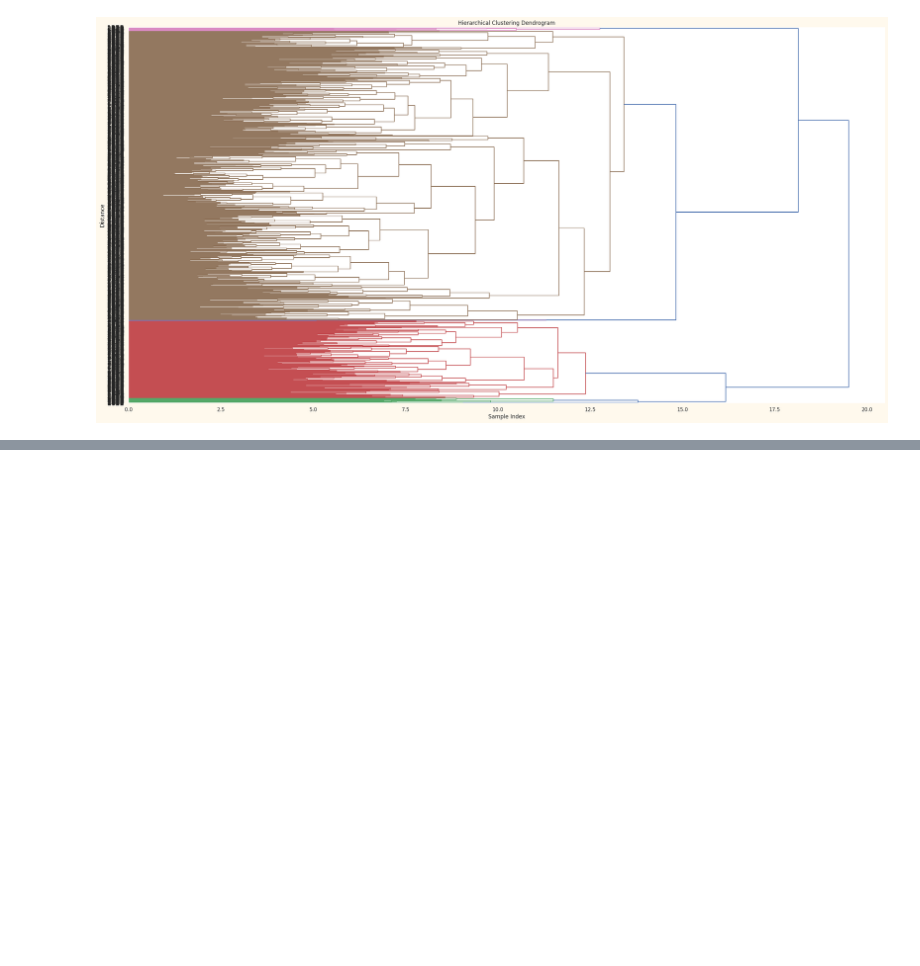
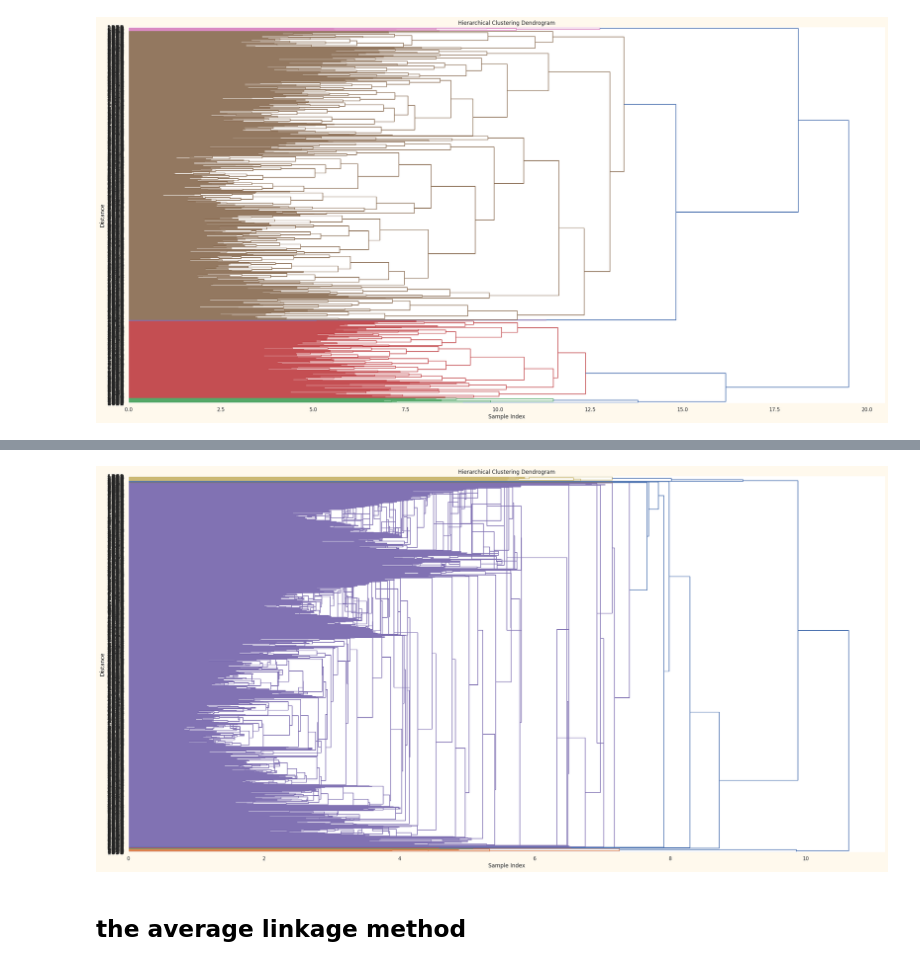
Before and after one commit to anas1IA/Learning_non_supervised-, a Jupyter notebook: Tp_unsupervised_learning.ipynb, the cells around one changed output, grey strips where cells are left out. Drawn from its saved outputs; the diff is of its cells as text; code cells hidden in the pictures; blank space fills up the shorter version.

```diff
--- a/Tp_unsupervised_learning.ipynb
+++ b/Tp_unsupervised_learning.ipynb
@@ -481,0 +499,13 @@ plt.show()
+# %%
+dict_linkage['eucldien_centroid'] = linkage(dict_pdist['euclidean'] ,method ='centroid', optimal_ordering = True)
+# %%
+plt.figure(figsize=(30,15))
+dendrogram(dict_linkage['eucldien_centroid'],labels=whiten_numeric.index,orientation='right',leaf_font_size=15)
+plt.title('Hierarchical Clustering Dendrogram')
+plt.xlabel('Sample Index')
+plt.ylabel('Distance')
+plt.show()
+# %% [output]
+[figure, added]
+# %% [markdown]
+## the average linkage method
```
Also changed, not shown: parts of 16 cells of this notebook.
